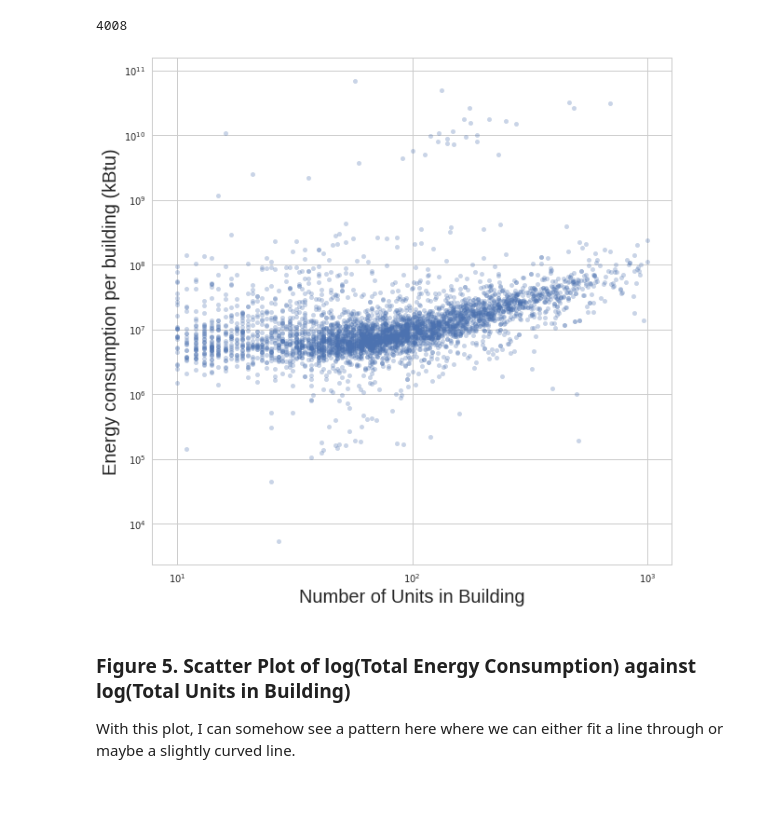
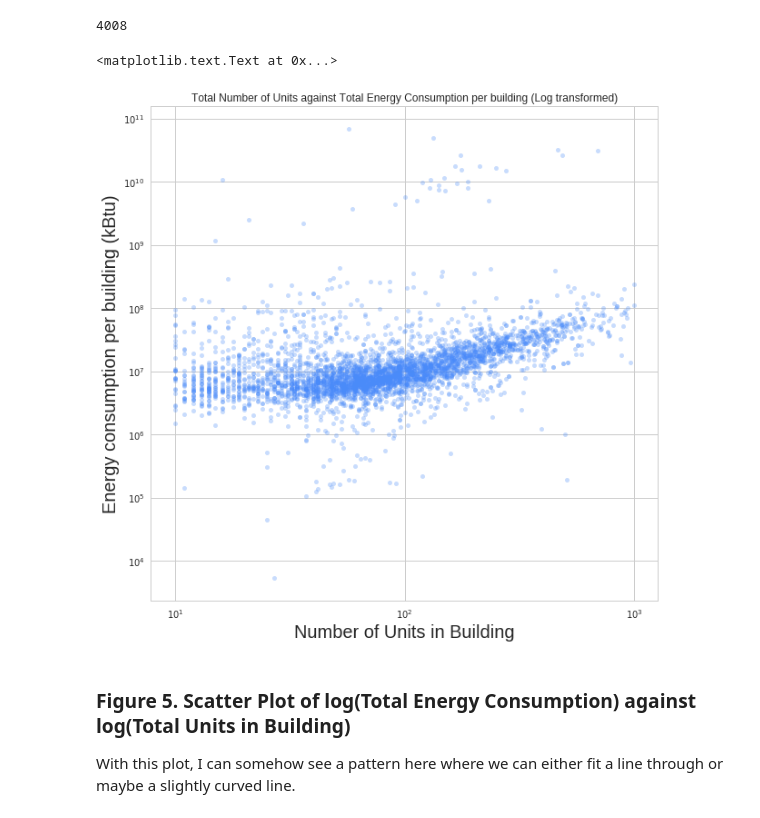
Before and after one commit to qiuyliu/PUI2017_uc288, a Jupyter notebook: HW6_uc288/HW6_uc288.ipynb, the cells around one changed output. Saved outputs shown, nothing was run; the diff lists cells and outputs as text; code cells hidden in the pictures.

```diff
--- a/HW6_uc288/HW6_uc288.ipynb
+++ b/HW6_uc288/HW6_uc288.ipynb
@@ -262,12 +267,13 @@ len(df_cut)
 4008
 # %%
 ax = df_cut.plot(kind='scatter', y='EnergyCons', x='UnitsTotal',
-                   marker='o',  figsize=(10, 10), loglog=True, alpha=0.3)
+                   marker='o',  figsize=(10, 10), loglog=True, alpha=0.3, color='#4a8bf9')
 x1 = ax.set_xlabel("Number of Units in Building", fontsize=20)
 y1 = ax.set_ylabel("Energy consumption per building (kBtu)", fontsize=20)
 ax.set_title("Total Number of Units against Total Energy Consumption per building (Log transformed)")
 # %% [output]
+<matplotlib.text.Text at 0x...>
-[figure, old version]
+[figure, new version]
 # %% [markdown]
 ### Figure 5. Scatter Plot of log(Total Energy Consumption) against log(Total Units in Building)
 With this plot, I can somehow see a pattern here where we can either fit a line through or maybe a slightly curved line.
```
Also changed, not shown: parts of 7 cells of this notebook.
